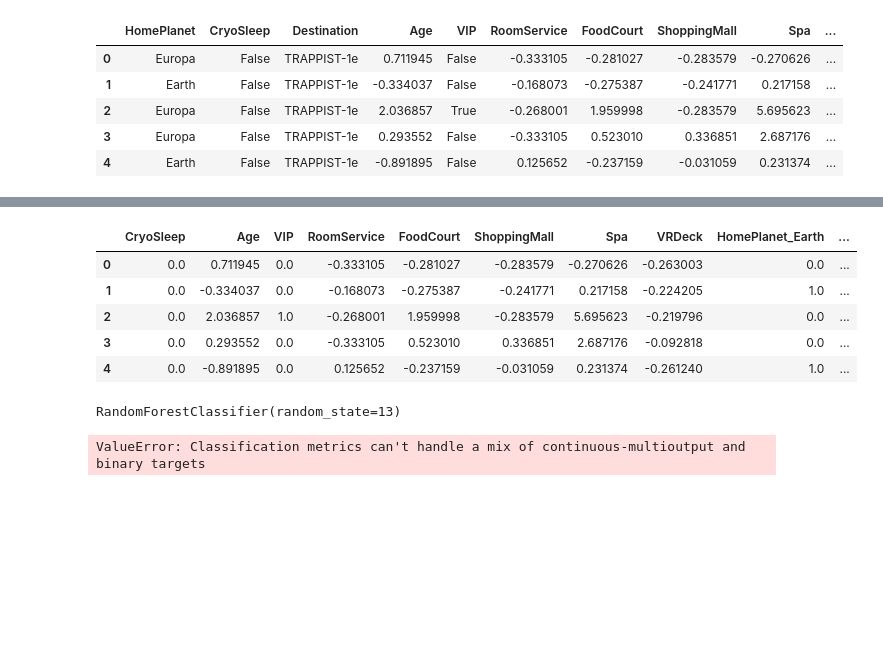
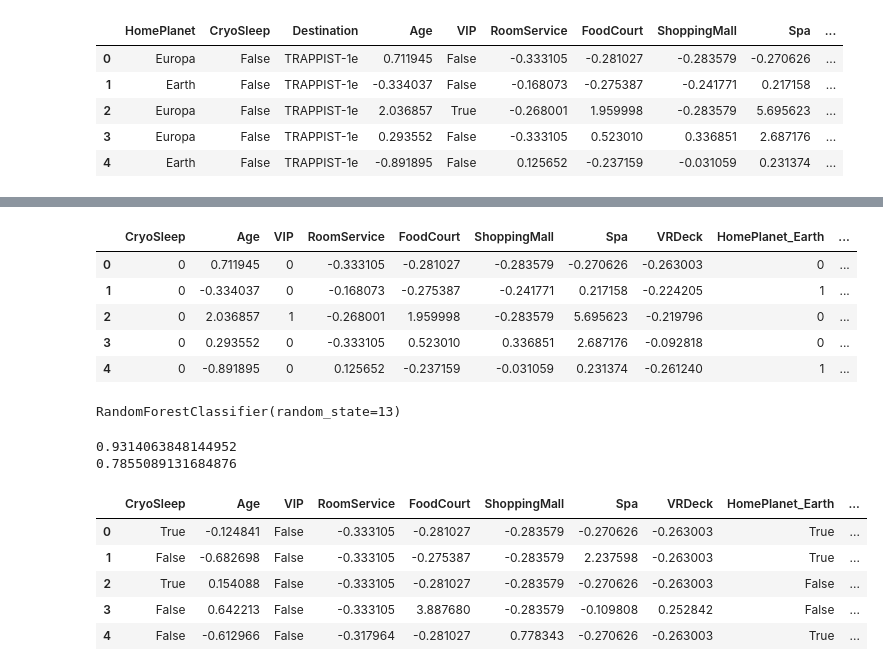
Before and after one commit to nectifurkn455/machine_learning, a Jupyter notebook: Kaggle/Kaggle_competitions/SpaceshipTitanic/Spaceship.ipynb, the cells around one changed output, grey strips where cells are left out. Drawn from its saved outputs; the diff is of its cells as text; code cells hidden in the pictures; blank space fills up the shorter version.

```diff
--- a/Kaggle/Kaggle_competitions/SpaceshipTitanic/Spaceship.ipynb
+++ b/Kaggle/Kaggle_competitions/SpaceshipTitanic/Spaceship.ipynb
@@ -53,6 +54,7 @@ for col in test.select_dtypes(include=['object']).columns:
 scaler = StandardScaler()
 numeric_columns = train.select_dtypes(include=['number']).columns
 train[numeric_columns] = scaler.fit_transform(train[numeric_columns])
+test[numeric_columns] = scaler.transform(test[numeric_columns])
 train.head()
 # %% [output]
 |  | HomePlanet | CryoSleep | Destination | Age | VIP | RoomService | FoodCourt | ShoppingMall | Spa | ... |
@@ -75,13 +79,14 @@ train_wo_target.head()
 # %%
-train = pd.concat([train_wo_target, train[train.columns[-1]]], axis=1).astype('float')
+train = pd.concat([train_wo_target, train[train.columns[-1]]], axis=1)
+train['Transported'] = train['Transported'].astype(int)
 train.head()
 # %% [output]
 |  | CryoSleep | Age | VIP | RoomService | FoodCourt | ShoppingMall | Spa | VRDeck | HomePlanet_Earth | ... |
-| 0 | 0.0 | 0.711945 | 0.0 | -0.333105 | -0.281027 | -0.283579 | -0.270626 | -0.263003 | 0.0 | ... |
-| 1 | 0.0 | -0.334037 | 0.0 | -0.168073 | -0.275387 | -0.241771 | 0.217158 | -0.224205 | 1.0 | ... |
-| 2 | 0.0 | 2.036857 | 1.0 | -0.268001 | 1.959998 | -0.283579 | 5.695623 | -0.219796 | 0.0 | ... |
-| 3 | 0.0 | 0.293552 | 0.0 | -0.333105 | 0.523010 | 0.336851 | 2.687176 | -0.092818 | 0.0 | ... |
-| 4 | 0.0 | -0.891895 | 0.0 | 0.125652 | -0.237159 | -0.031059 | 0.231374 | -0.261240 | 1.0 | ... |
+| 0 | 0 | 0.711945 | 0 | -0.333105 | -0.281027 | -0.283579 | -0.270626 | -0.263003 | 0 | ... |
+| 1 | 0 | -0.334037 | 0 | -0.168073 | -0.275387 | -0.241771 | 0.217158 | -0.224205 | 1 | ... |
+| 2 | 0 | 2.036857 | 1 | -0.268001 | 1.959998 | -0.283579 | 5.695623 | -0.219796 | 0 | ... |
+| 3 | 0 | 0.293552 | 0 | -0.333105 | 0.523010 | 0.336851 | 2.687176 | -0.092818 | 0 | ... |
+| 4 | 0 | -0.891895 | 0 | 0.125652 | -0.237159 | -0.031059 | 0.231374 | -0.261240 | 1 | ... |
 # %%
 train_set, val_set = train_test_split(train, test_size=0.2, random_state=13)
 
@@ -99,7 +104,18 @@ RandomForestClassifier(random_state=13)
 train_pred1 = model1.predict(X_train)
 val_pred1 = model1.predict(X_val)
 # %%
-print(accuracy_score(X_train, train_pred1))
-print(accuracy_score(X_val, val_pred1))
+print(accuracy_score(y_train, train_pred1))
+print(accuracy_score(y_val, val_pred1))
 # %% [output]
-ValueError: Classification metrics can't handle a mix of continuous-multioutput and binary targets
+0.9314063848144952
+0.7855089131684876
+# %%
+test = pd.get_dummies(test, columns= test.select_dtypes(include='object').columns)
+test.head()
+# %% [output]
+|  | CryoSleep | Age | VIP | RoomService | FoodCourt | ShoppingMall | Spa | VRDeck | HomePlanet_Earth | ... |
+| 0 | True | -0.124841 | False | -0.333105 | -0.281027 | -0.283579 | -0.270626 | -0.263003 | True | ... |
+| 1 | False | -0.682698 | False | -0.333105 | -0.275387 | -0.283579 | 2.237598 | -0.263003 | True | ... |
+| 2 | True | 0.154088 | False | -0.333105 | -0.281027 | -0.283579 | -0.270626 | -0.263003 | False | ... |
+| 3 | False | 0.642213 | False | -0.333105 | 3.887680 | -0.283579 | -0.109808 | 0.252842 | False | ... |
+| 4 | False | -0.612966 | False | -0.317964 | -0.281027 | 0.778343 | -0.270626 | -0.263003 | True | ... |
```
Also changed, not shown: parts of 7 cells of this notebook, 1 other file.
